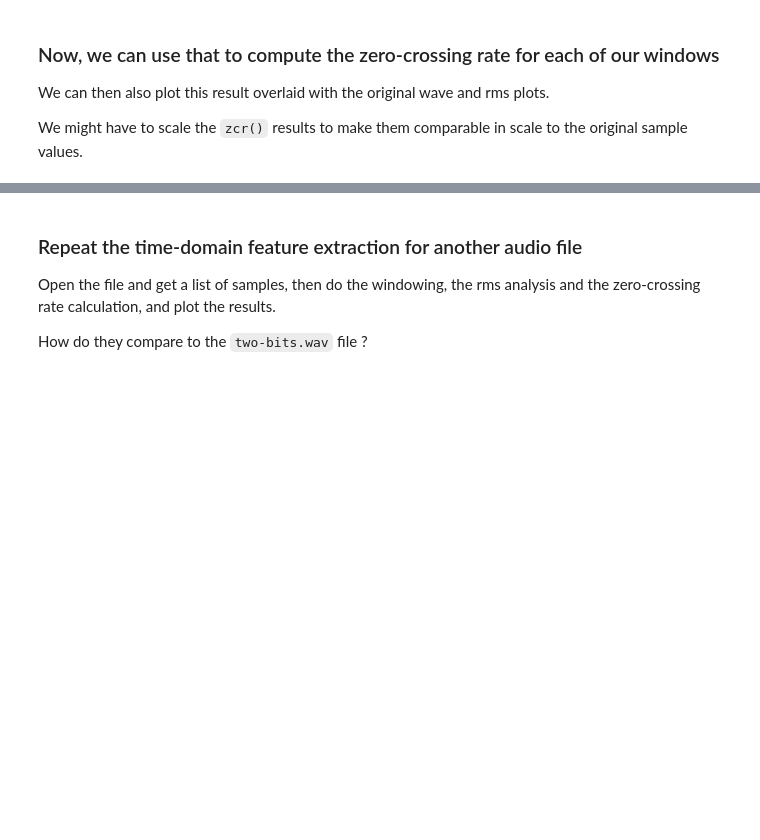
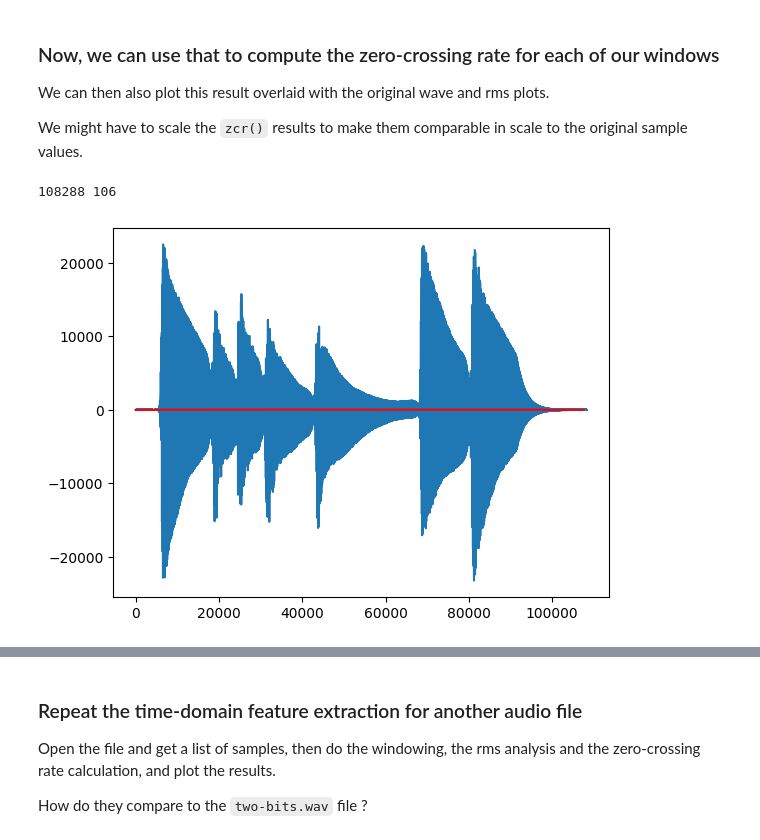
Before and after one commit to idmmachinelearning-ms/week4notes, a Jupyter notebook: WK04.ipynb, the cells around one changed output, grey strips where cells are left out. Saved outputs shown, nothing was run; the diff lists cells and outputs as text; code cells hidden in the pictures; blank space fills up the shorter version.

```diff
--- a/WK04.ipynb
+++ b/WK04.ipynb
@@ -445,3 +445,14 @@ We might have to scale the `zcr()` results to make them comparable in scale to t
 # %%
 # TODO: compute the zcr of each window in samples_win
 # and plot the results along with the original wave and rms plots
+
+samples_zcr = [zcr(samples) for samples in samples_win]
+
+print(len(all_samples), len(samples_zcr))
+
+plt.plot(all_samples)
+plt.plot(wx, samples_zcr, 'r')
+plt.show()
+# %% [output]
+108288 106
+[figure, added]
```
Also changed, not shown: parts of 9 cells of this notebook.
